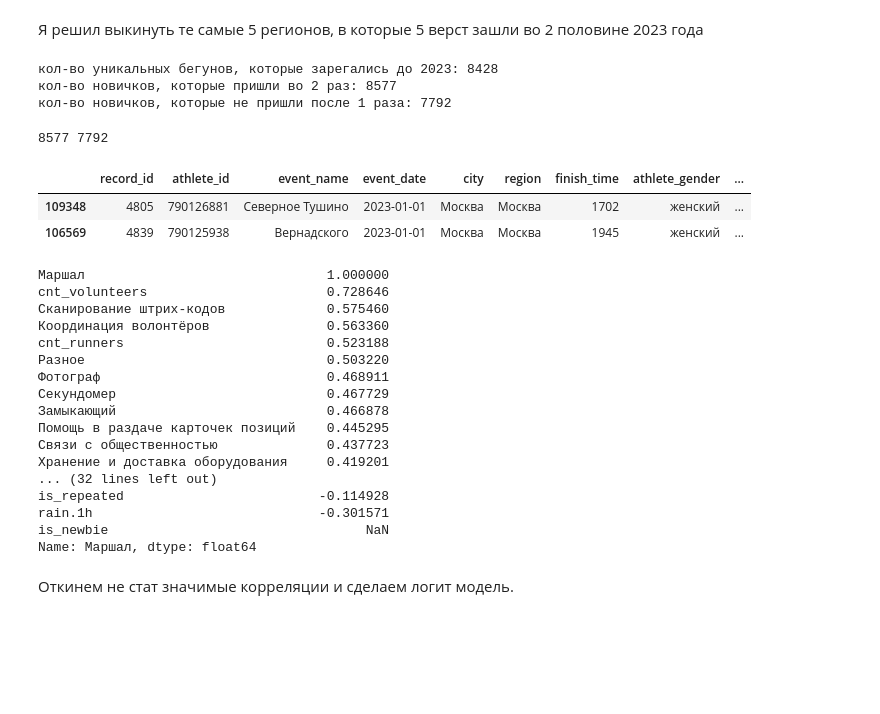
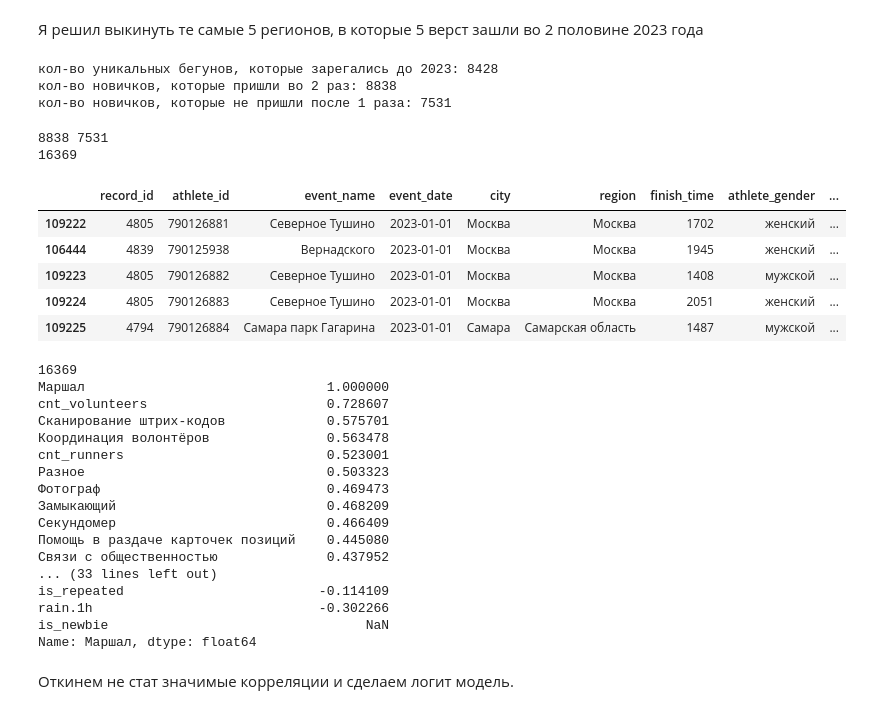
Before and after one commit to Alex12345432141242/abort-404, a Jupyter notebook: gipoteza_volunteer.ipynb, the cells around one changed output. Drawn from its saved outputs; the diff is of its cells as text; code cells hidden in the pictures; blank space fills up the shorter version.

```diff
--- a/gipoteza_volunteer.ipynb
+++ b/gipoteza_volunteer.ipynb
@@ -13,6 +13,7 @@ regions = pd.read_csv('regions.csv')
 starts = pd.read_csv('starts.csv')
 volunteers = pd.read_csv('volunteers.csv')
 
+volunteers = volunteers[volunteers.athlete_age < 80]
 starts = starts[starts.athlete_age < 80]
 print(len(starts[starts.finish_time >= 3600]))
 starts = starts[starts.finish_time < 3600]
@@ -55,7 +56,16 @@ print(len(starts))
 # %% [output]
 167411
 166595
-# %%
-starts.loc[:,'is_repeated'] = starts.groupby('athlete_id')['event_date'].transform(lambda x: x.count() > 1)
-starts['is_newbie'] = starts['is_newbie'].astype(int)
-starts['is_repeated'] = starts['is_repeated'].astype(int)
+# %%
+unique_dates = (
+    pd.concat([
+        starts[['athlete_id', 'event_date']],
+        volunteers[['athlete_id', 'event_date']]
+    ])
+    .drop_duplicates()
+)
+date_counts = unique_dates.groupby('athlete_id').size().reset_index(name='unique_event_count')
+date_counts['is_repeated'] = (date_counts['unique_event_count'] > 1).astype(int)
+starts = starts.merge(date_counts[['athlete_id', 'is_repeated']], on='athlete_id', how='left')
+starts['is_repeated'] = starts['is_repeated'].fillna(0).astype(int)
+starts.head(3)
@@ -73,21 +91,26 @@ print('кол-во новичков, которые пришли во 2 раз:'
 print('кол-во новичков, которые не пришли после 1 раза:',len(newbie[newbie.is_repeated == 0].drop_duplicates('athlete_id')))
 # %% [output]
 кол-во уникальных бегунов, которые зарегались до 2023: 8428
-кол-во новичков, которые пришли во 2 раз: 8577
-кол-во новичков, которые не пришли после 1 раза: 7792
+кол-во новичков, которые пришли во 2 раз: 8838
+кол-во новичков, которые не пришли после 1 раза: 7531
 # %%
 first_runs = newbie.sort_values(by='event_date').drop_duplicates('athlete_id')
 didnt_come = first_runs[first_runs.is_repeated == 0]
 
 come = first_runs[first_runs.is_repeated == 1]
 
 print(len(come), len(didnt_come))
-first_runs.head(2)
+print(len(first_runs))
+first_runs.head(5)
 # %% [output]
-8577 7792
+8838 7531
+16369
 |  | record_id | athlete_id | event_name | event_date | city | region | finish_time | athlete_gender | ... |
-| 109348 | 4805 | 790126881 | Северное Тушино | 2023-01-01 | Москва | Москва | 1702 | женский | ... |
-| 106569 | 4839 | 790125938 | Вернадского | 2023-01-01 | Москва | Москва | 1945 | женский | ... |
+| 109222 | 4805 | 790126881 | Северное Тушино | 2023-01-01 | Москва | Москва | 1702 | женский | ... |
+| 106444 | 4839 | 790125938 | Вернадского | 2023-01-01 | Москва | Москва | 1945 | женский | ... |
+| 109223 | 4805 | 790126882 | Северное Тушино | 2023-01-01 | Москва | Москва | 1408 | мужской | ... |
+| 109224 | 4805 | 790126883 | Северное Тушино | 2023-01-01 | Москва | Москва | 2051 | женский | ... |
+| 109225 | 4794 | 790126884 | Самара парк Гагарина | 2023-01-01 | Самара | Самарская область | 1487 | мужской | ... |
 # %%
 come_with_didnt_come = pd.concat([come, didnt_come])
 come_with_didnt_come['cnt_volunteers'] = come_with_didnt_come.iloc[:, 25:52].sum(axis=1)
@@ -97,26 +120,26 @@ cnt_ludei = starts.groupby(['event_name', 'event_date', 'region']).agg(
 come_with_didnt_come = come_with_didnt_come.merge(cnt_ludei,on=['event_name', 'event_date', 'region'], how="left")
 num_col = come_with_didnt_come.select_dtypes('number')
 
-
+print(len(come_with_didnt_come))
 
 #print(num_col[(num_col.cnt_runners >= 60)&(num_col.cnt_runners <= 65)].corr(method="spearman")['is_repeated'])
 print(num_col.corr(method="spearman")['Маршал'].sort_values(ascending=False))
 # %% [output]
+16369
 Маршал                               1.000000
-cnt_volunteers                       0.728646
-Сканирование штрих-кодов             0.575460
-Координация волонтёров               0.563360
-cnt_runners                          0.523188
-Разное                               0.503220
-Фотограф                             0.468911
-Секундомер                           0.467729
-Замыкающий                           0.466878
-Помощь в раздаче карточек позиций    0.445295
-Связи с общественностью              0.437723
-Хранение и доставка оборудования     0.419201
-... (32 lines left out)
-is_repeated                         -0.114928
-rain.1h                             -0.301571
+cnt_volunteers                       0.728607
+Сканирование штрих-кодов             0.575701
+Координация волонтёров               0.563478
+cnt_runners                          0.523001
+Разное                               0.503323
+Фотограф                             0.469473
+Замыкающий                           0.468209
+Секундомер                           0.466409
+Помощь в раздаче карточек позиций    0.445080
+Связи с общественностью              0.437952
+... (33 lines left out)
+is_repeated                         -0.114109
+rain.1h                             -0.302266
 is_newbie                                 NaN
 Name: Маршал, dtype: float64
 # %% [markdown]
```
Also changed, not shown: parts of 20 cells of this notebook.
